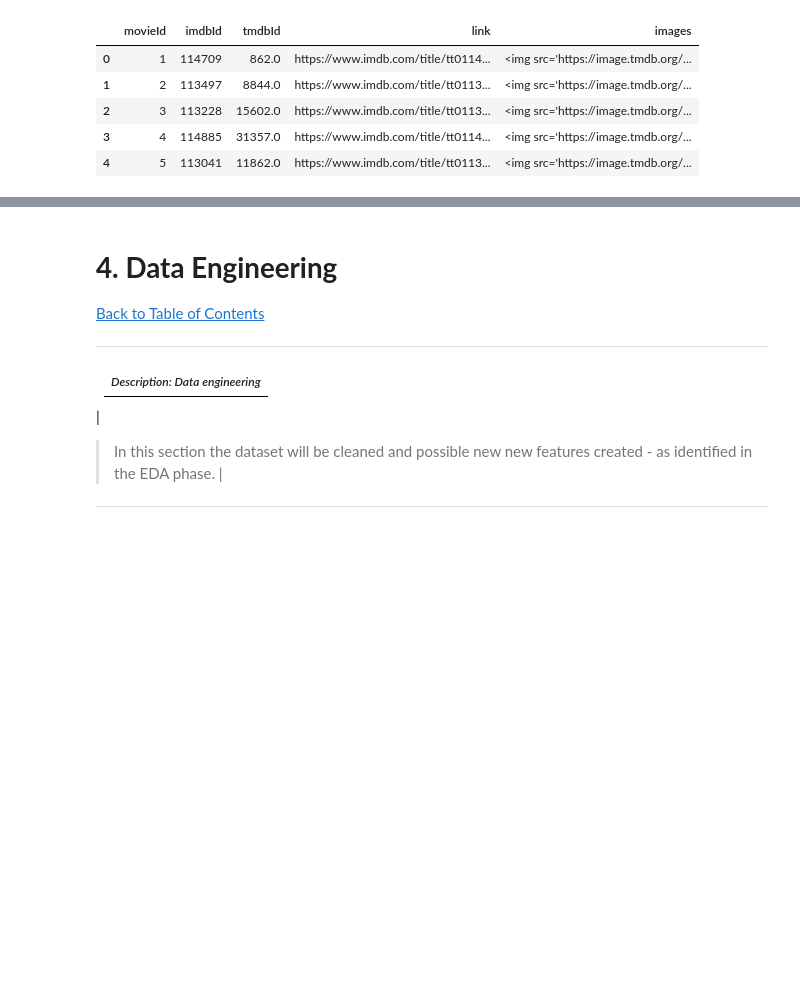
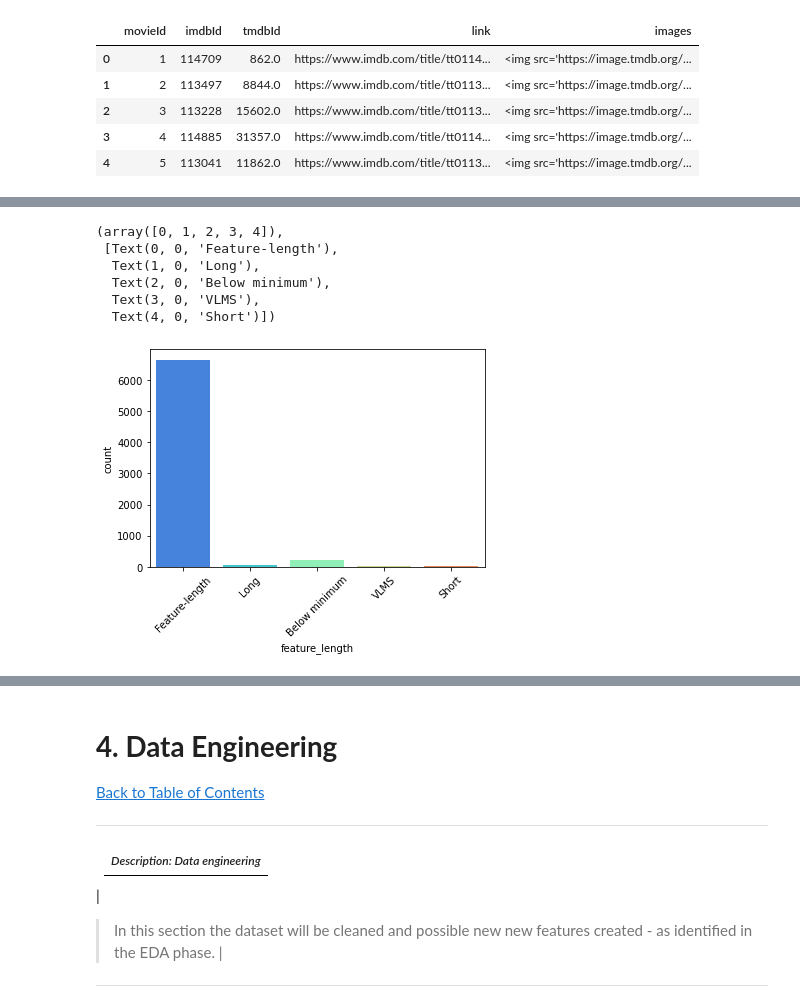
Before and after one commit to CaitMc/Team_ES2_Unsupervised_Predict, a Jupyter notebook: Team ES2 Unsupervised Predict.ipynb, the cells around one changed output, grey strips where cells are left out. Drawn from its saved outputs; the diff is of its cells as text; code cells hidden in the pictures; blank space fills up the shorter version.

```diff
--- a/Team ES2 Unsupervised Predict.ipynb
+++ b/Team ES2 Unsupervised Predict.ipynb
@@ -639,0 +661,2 @@ HTML(movies_by_year.to_html(escape=False))
+# %%
+df_imdb.dropna(inplace=True)
@@ -639,0 +684,29 @@ HTML(movies_by_year.to_html(escape=False))
+# %%
+runtimes = []
+
+for runtime in df_imdb['runtime']:
+    if runtime < 50:
+        runtimes.append('Short')
+    elif runtime < 80:
+        runtimes.append('Below minimum')
+    elif runtime < 180:
+        runtimes.append('Feature-length')
+    elif runtime < 300:
+        runtimes.append('Long')
+    elif runtime >= 300:
+        runtimes.append('VLMS')
+    else:
+        runtimes.append('No Info')
+
+df_imdb['feature_length'] = runtimes
+# %%
+sns.countplot(df_imdb['feature_length'], palette='rainbow')
+plt.xticks(rotation=45)
+# %% [output]
+(array([0, 1, 2, 3, 4]),
+ [Text(0, 0, 'Feature-length'),
+  Text(1, 0, 'Long'),
+  Text(2, 0, 'Below minimum'),
+  Text(3, 0, 'VLMS'),
+  Text(4, 0, 'Short')])
+[figure, added]
```
Also changed, not shown: parts of 9 cells of this notebook.
